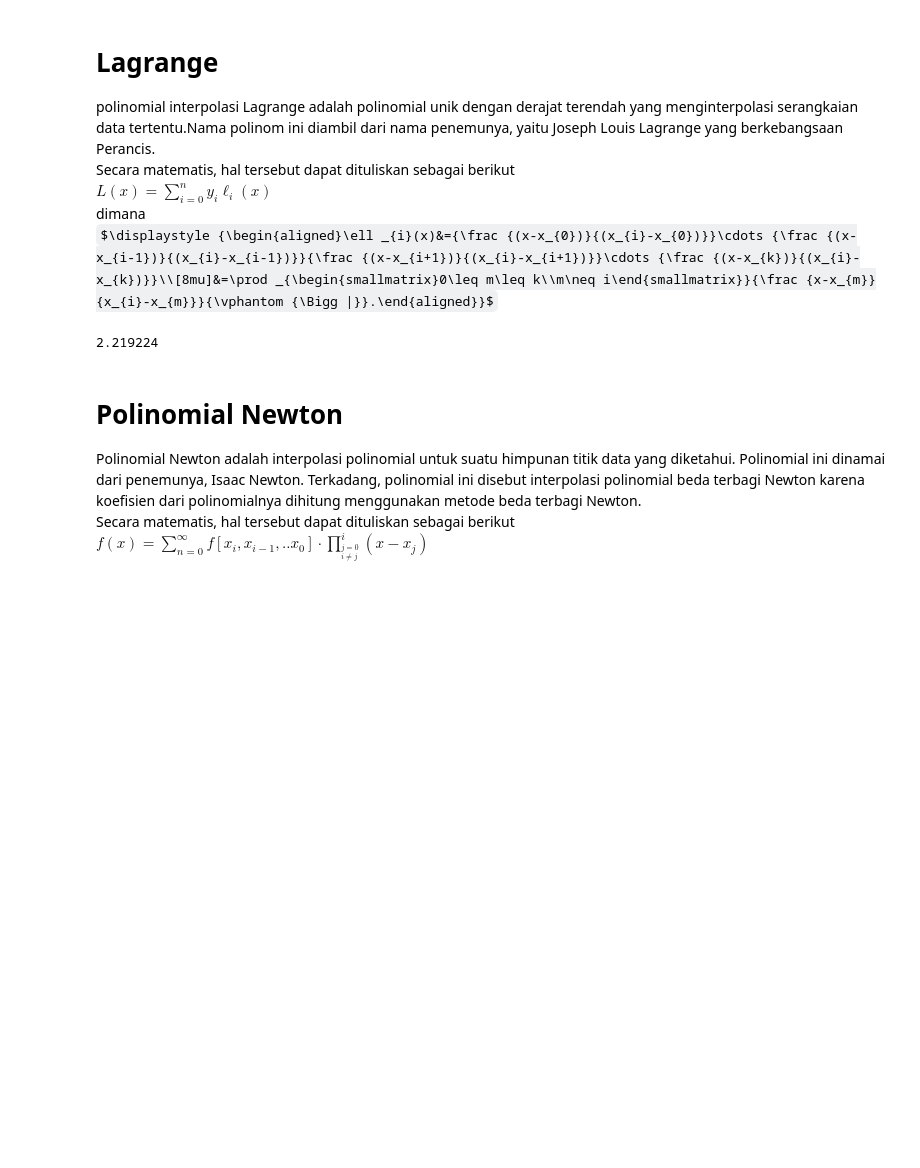
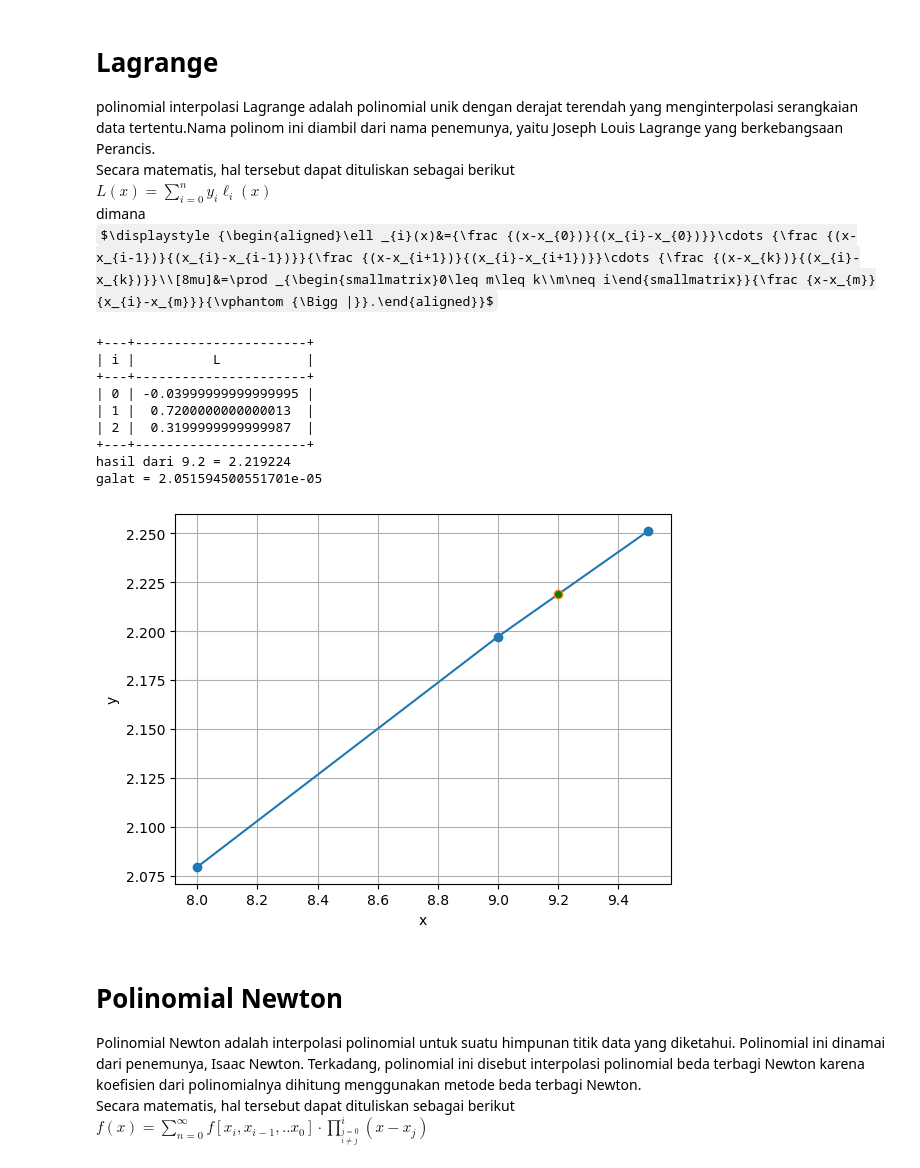
Before and after one commit to TaKakun33/Met-Num, a Jupyter notebook: interpolasi.ipynb, the cells around one changed output. Saved outputs shown, nothing was run; the diff lists cells and outputs as text; code cells hidden in the pictures; some formulas as TeX source; blank space fills up the shorter version.

```diff
--- a/interpolasi.ipynb
+++ b/interpolasi.ipynb
@@ -8,23 +8,55 @@ $\displaystyle L(x)=\sum _{i=0}^{n}y_{i}\ell _{i}(x)$ <br>
 dimana<br>
 $\displaystyle {\begin{aligned}\ell _{i}(x)&={\frac {(x-x_{0})}{(x_{i}-x_{0})}}\cdots {\frac {(x-x_{i-1})}{(x_{i}-x_{i-1})}}{\frac {(x-x_{i+1})}{(x_{i}-x_{i+1})}}\cdots {\frac {(x-x_{k})}{(x_{i}-x_{k})}}\\[8mu]&=\prod _{\begin{smallmatrix}0\leq m\leq k\\m\neq i\end{smallmatrix}}{\frac {x-x_{m}}{x_{i}-x_{m}}}{\vphantom {\Bigg |}}.\end{aligned}}$
 # %%
+import math
+import matplotlib.pyplot as plt
+from tabulate import tabulate
+
+data = []
+headers = ["i","L"]
+
 def Lagrange(x,y,x_input):
     n = len(x)
     output_y = 0
 
     for i in range(n):
         L = 1
         for j in range (n):
             if j != i:
                 L *= (x_input -x[j])/(x[i]-x[j])
+        data.append([i,L])
         output_y += y[i] * L
     return output_y
 
 x = [8,9,9.5]
 y = [2.0794,2.1972,2.2513]
-print(Lagrange(x,y,9.2))
+
+x_input = 9.2
+y_excact = math.log(x_input)
+y_predict = Lagrange(x,y,x_input)
+
+print(tabulate(data, headers=headers, tablefmt="pretty"))
+print(f"hasil dari {x_input} = {y_predict}")
+print(f"galat = {abs(y_excact - y_predict)}")
+
+
+plt.plot(x, y, marker ="o")
+plt.grid()
+plt.xlabel("x")
+plt.ylabel("y")
+plt.plot(9.2, y_predict, marker="o", markerfacecolor="green")
+plt.show()
 # %% [output]
-2.219224
++---+----------------------+
+| i |          L           |
++---+----------------------+
+| 0 | -0.03999999999999995 |
+| 1 |  0.7200000000000013  |
+| 2 |  0.3199999999999987  |
++---+----------------------+
+hasil dari 9.2 = 2.219224
+galat = 2.051594500551701e-05
+[figure, added]
 # %% [markdown]
 # Polinomial Newton
 Polinomial Newton adalah interpolasi polinomial untuk suatu himpunan titik data yang diketahui. Polinomial ini dinamai dari penemunya, Isaac Newton. Terkadang, polinomial ini disebut interpolasi polinomial beda terbagi Newton karena koefisien dari polinomialnya dihitung menggunakan metode beda terbagi Newton.<br>
```
Also changed, not shown: parts of 2 cells of this notebook, 2 other files.
